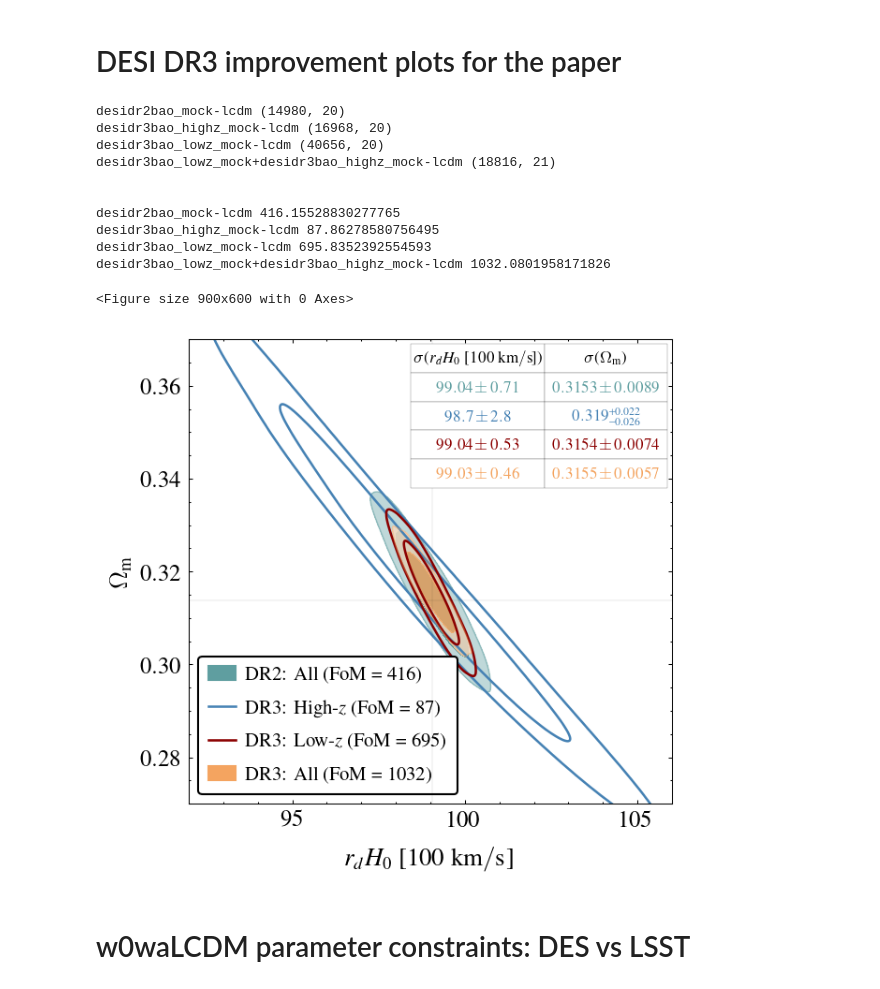
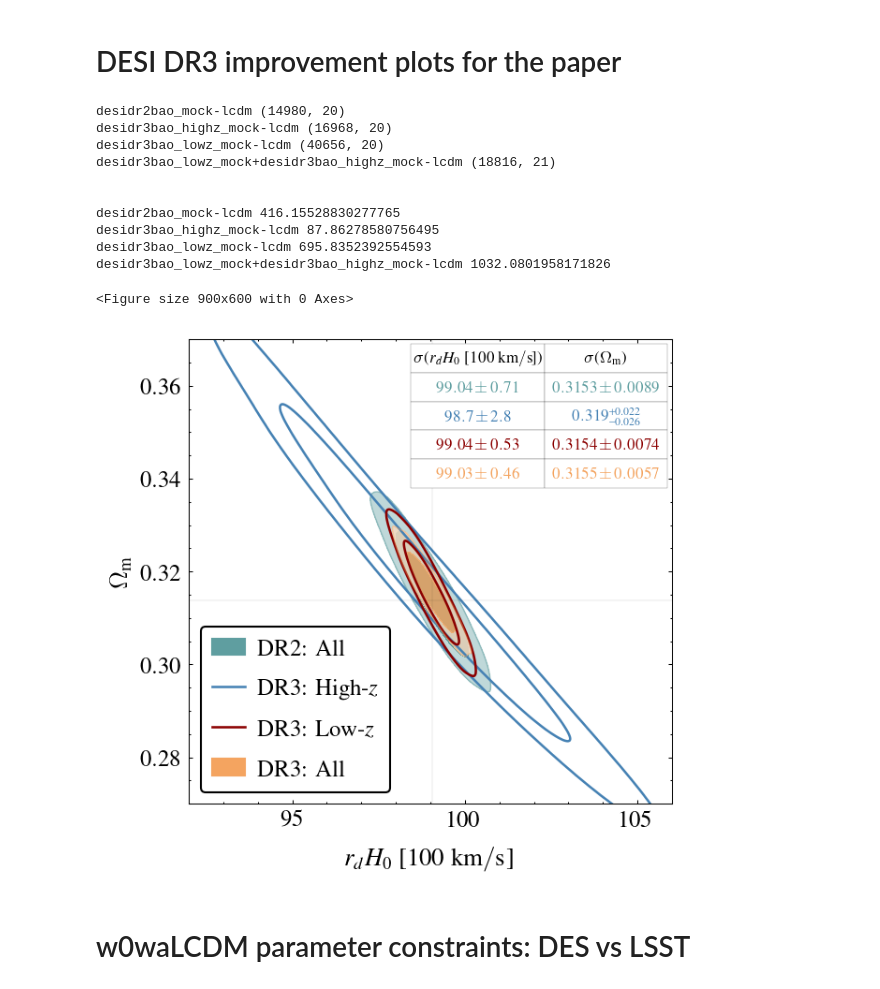
Before and after one commit to sriniraghunathan/CMB_BAO_SNe_likelihoods, a Jupyter notebook: analyse_chains_for_paper.ipynb, the cells around one changed output. Drawn from its saved outputs; the diff is of its cells as text; code cells hidden in the pictures.

```diff
--- a/analyse_chains_for_paper.ipynb
+++ b/analyse_chains_for_paper.ipynb
@@ -128,7 +125,8 @@ for desi_iter in range(1):#2):
 
         chain_label = label_dic[chainname]
         #labels_arr.append( chain_label )
-        labels_arr.append( '%s (FoM = %d)' %(chain_label, fom) )
+        #labels_arr.append( '%s (FoM = %d)' %(chain_label, fom) )
+        labels_arr.append( '%s' %(chain_label) )
 
     g = misc_getdist.make_getdist_plot('plots_2d',
                                        samples_to_plot,
@@ -136,7 +134,7 @@ for desi_iter in range(1):#2):
                                        param_dict = param_dict,
                                        param_limits_dic = param_limits_dic,
                                        color_arr = color_arr,
-                                       figsize = 4.3, fsval = 12, legfsval = 10.,# 11,
+                                       figsize = 4.3, fsval = 12, legfsval = 12.,# 11,
                                        labels = labels_arr, legloc = 'lower left', legcol = 1,
                                        scaling = True,#, wspace = 0.05
                                        xyloc_for_leg = [0.68, 0.95],
@@ -163,34 +161,34 @@ for desi_iter in range(1):#2):
     # Disable auto font size
     table.auto_set_font_size(False)
     table.set_zorder(100)
 
     # Set the font size
     table.set_fontsize(curr_table_fontsize)
 
     for cellkey in table.get_celld():
         table[cellkey].set_linewidth(0.1)
         if cellkey[0] == 0: continue #header
         colorval = colors_table[cellkey[0]-1, 0]
         #print(cellkey, colorval, table[cellkey].get_text())
         table[cellkey].get_text().set_color(colorval)
 
     #show(); sys.exit()
 
     savefig(plname, dpi = 200.)
     show();
 # %% [output]
 desidr2bao_mock-lcdm (14980, 20)
 desidr3bao_highz_mock-lcdm (16968, 20)
 desidr3bao_lowz_mock-lcdm (40656, 20)
 desidr3bao_lowz_mock+desidr3bao_highz_mock-lcdm (18816, 21)
 
 
 desidr2bao_mock-lcdm 416.15528830277765
 desidr3bao_highz_mock-lcdm 87.86278580756495
 desidr3bao_lowz_mock-lcdm 695.8352392554593
 desidr3bao_lowz_mock+desidr3bao_highz_mock-lcdm 1032.0801958171826
 <Figure size 900x600 with 0 Axes>
-[figure, old version]
+[figure, new version]
 # %% [markdown]
 # w0waLCDM parameter constraints: DES vs LSST
 # %%
```
Also changed, not shown: parts of 18 cells of this notebook, 8 other files.
